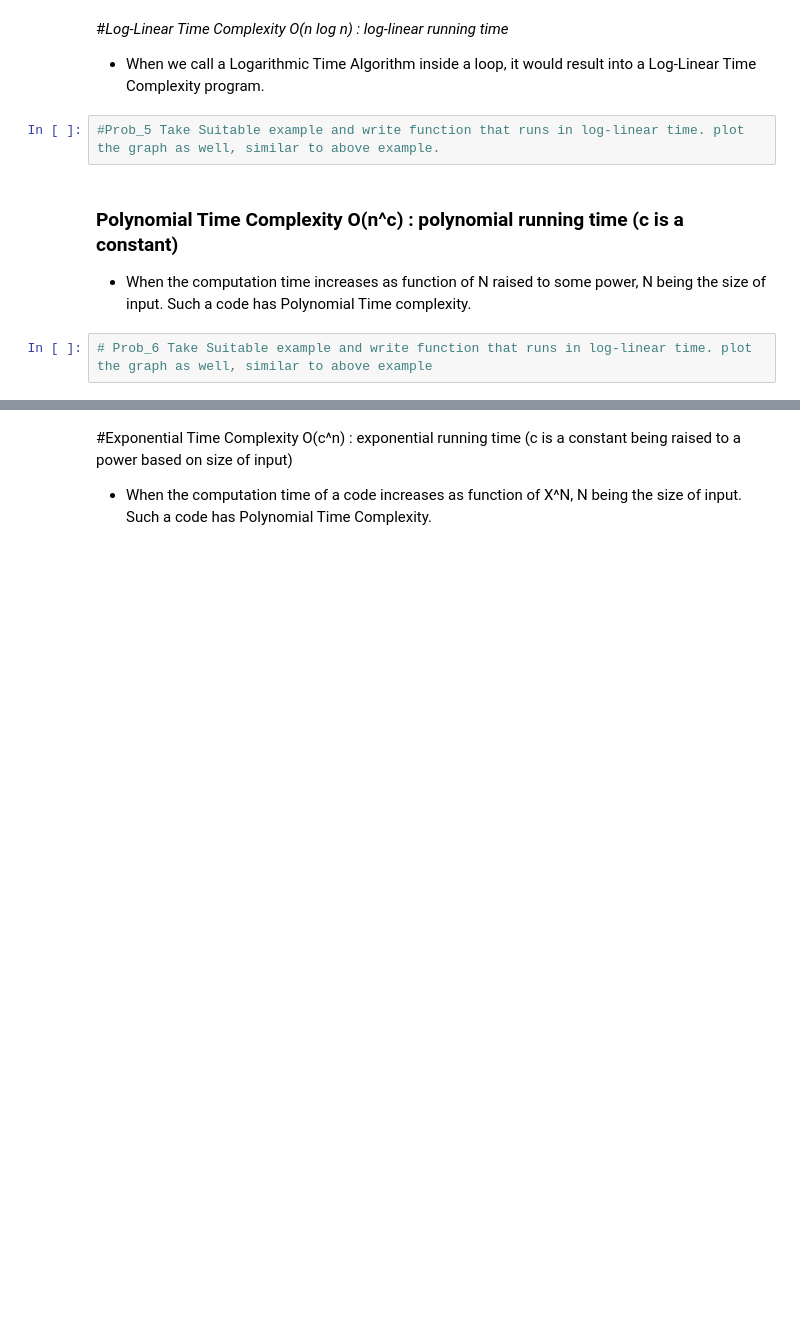
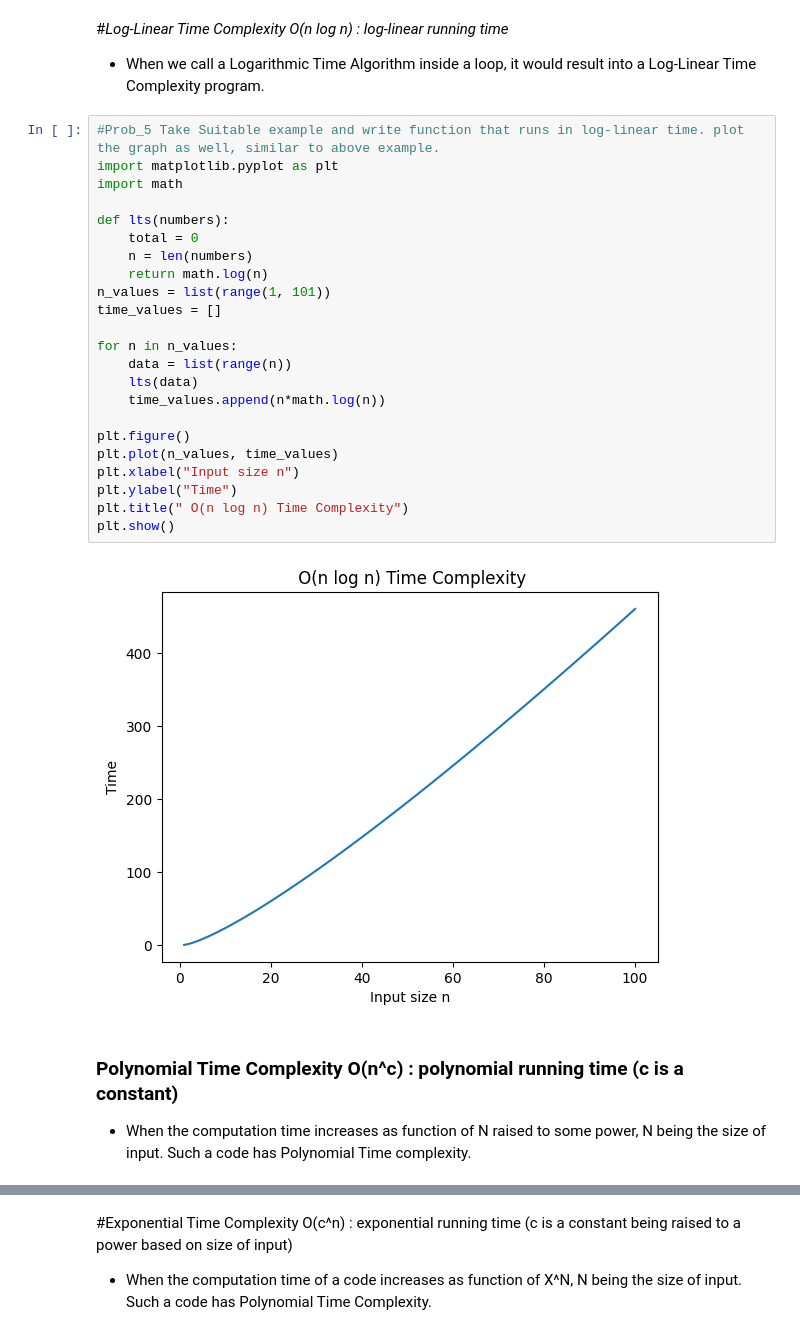
Before and after one commit to rrishabk/Algorithms, a Jupyter notebook: Lab_3.ipynb, the cells around one changed output, grey strips where cells are left out. Saved outputs shown, nothing was run; the diff lists cells and outputs as text; blank space fills up the shorter version.

```diff
--- a/Lab_3.ipynb
+++ b/Lab_3.ipynb
@@ -159,11 +159,32 @@ plt.show()
 
 * When we call a Logarithmic Time Algorithm inside a loop, it would
 result into a Log-Linear Time Complexity program.
-# %%
-#Prob_5 Take Suitable example and write function that runs in log-linear time. plot the graph as well, similar to above example.
+# %%
+#Prob_5 Take Suitable example and write function that runs in log-linear time. plot the graph as well, similar to above example.
+import matplotlib.pyplot as plt
+import math
+
+def lts(numbers):
+    total = 0
+    n = len(numbers)
+    return math.log(n)
+n_values = list(range(1, 101))
+time_values = []
+
+for n in n_values:
+    data = list(range(n))
+    lts(data)
+    time_values.append(n*math.log(n))
+
+plt.figure()
+plt.plot(n_values, time_values)
+plt.xlabel("Input size n")
+plt.ylabel("Time")
+plt.title(" O(n log n) Time Complexity")
+plt.show()
+# %% [output]
+[figure, added]
 # %% [markdown]
 ### Polynomial Time Complexity O(n^c) : polynomial running time (c is a constant)
 
 * When the computation time increases as function of N raised to some power, N being the size of input. Such a code has Polynomial Time complexity.
-# %%
-# Prob_6 Take Suitable example and write function that runs in log-linear time. plot the graph as well, similar to above example
```
Also changed, not shown: parts of 1 cell of this notebook.
